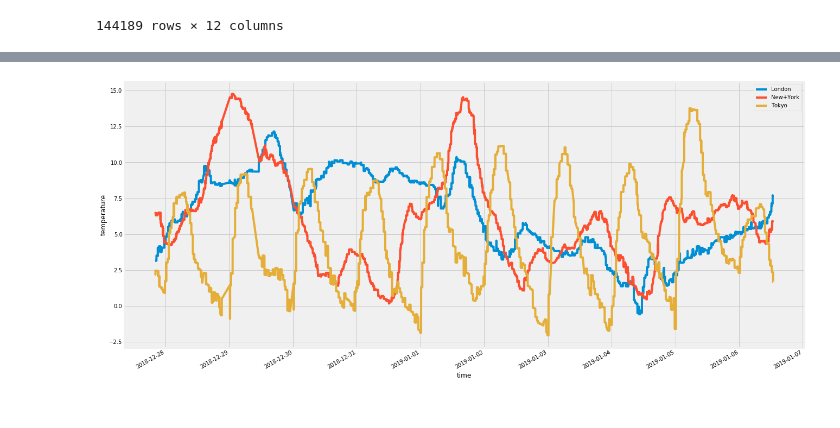
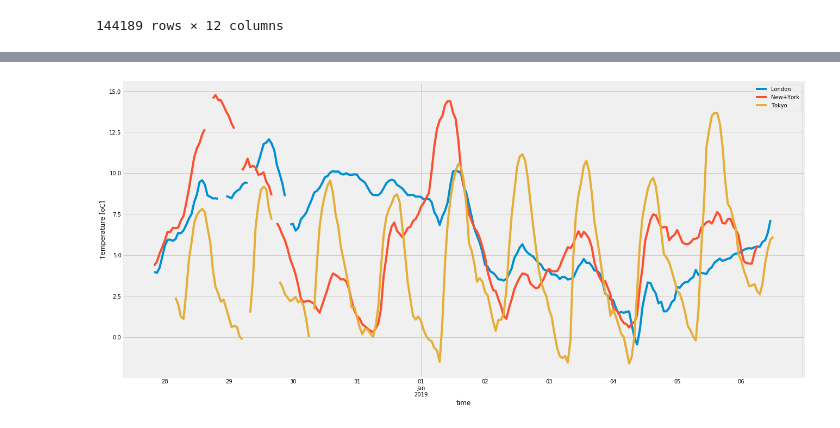
Before and after one commit to Kajotko/SIOT, a Jupyter notebook: Siot.ipynb, the cells around one changed output, grey strips where cells are left out. Drawn from its saved outputs; the diff is of its cells as text; code cells hidden in the pictures.

```diff
--- a/Siot.ipynb
+++ b/Siot.ipynb
@@ -65,14 +73,18 @@ tweets
 | 2019-01-06 12:51:08.526 | 0 | 0 | 1 | 1 | 1 | 0 | 1 | 2 | 0 | 0 | 2 | ... |
 144189 rows × 12 columns
 # %%
+#Plot pressure data
+
 plt.figure(figsize=(20, 10))
-weather=weather.asfreq('30S')
 grouped=weather.groupby('city')
-print grouped
+shifts={'London':-1, 'New+York':-6, 'Tokyo':8} #Shift all to the same timezone (initial is GMT+1)
+
 for name, data in grouped:
-    dat=data['pressure']
-    dat.plot(label =name)
-plt.ylabel('pressure')
+    timeshift=shifts[name]
+    pres_dat=data['pressure'].shift(timeshift)
+    pres_dat=pres_dat.resample('H').mean()
+    pres_dat.plot(label =name)
+plt.ylabel('Atmospheric pressure [Pa]')
 plt.legend()
 plt.show()
 # %% [output]
@@ -81,10 +93,14 @@ ValueError: cannot reindex from a duplicate axis
 # %%
+#Plot temperature
+
 plt.figure(figsize=(20, 10))
 for name, data in grouped:
-    dat=data['temperature']-273#.interpolate(method='cubic')#convert to celsius
-    dat.plot(label =name)
-plt.ylabel('temperature')
+    timeshift=shifts[name]
+    temp_dat=data['temperature']-273#.interpolate(method='cubic')#convert to celsius
+    temp_dat=temp_dat.resample('H').mean()
+    temp_dat.shift(timeshift).plot(label =name)
+plt.ylabel('Temperature [oC]')
 plt.legend()
 plt.show()
 # %% [output]
-[figure, old version]
+[figure, new version]
```
Also changed, not shown: parts of 13 cells of this notebook, 10 other files.
